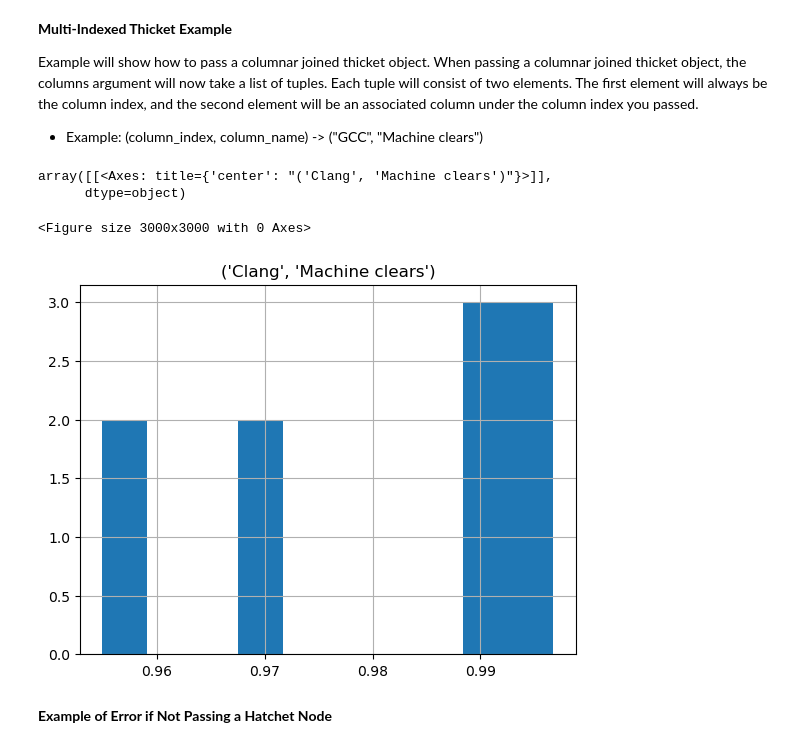
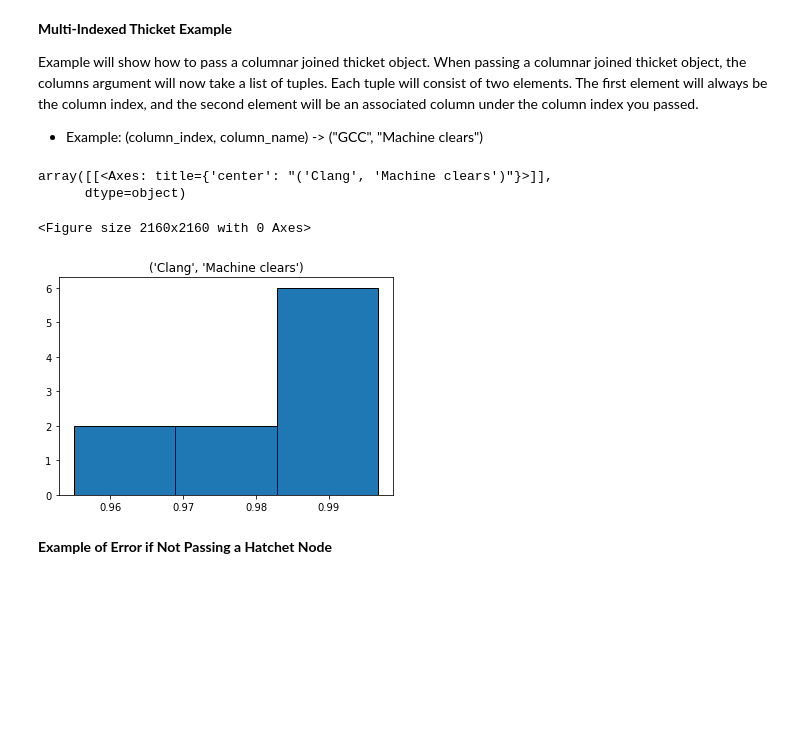
Before and after one commit to LLNL/thicket, a Jupyter notebook: docs/stats-functions.ipynb, the cells around one changed output. Cells and saved outputs as stored; diff of their text form; code cells hidden in the pictures; blank space fills up the shorter version.

```diff
--- a/docs/stats-functions.ipynb
+++ b/docs/stats-functions.ipynb
@@ -68,7 +65,8 @@ To demonstrate the functions on both a thicket and a combined thicket, we create
 combined_th = th.Thicket.concat_thickets(
     axis="columns",
     thickets=[clang_th, gcc_th],
-    headers=["Clang", "GCC"]
+    headers=["Clang", "GCC"],
+    disable_tqdm=True,
 )
 combined_th.dataframe.head(5)
 # %% [output]
@@ -585,15 +586,18 @@ Example will show how to pass a columnar joined thicket object. When passing a c
 # %%
 plt.figure(figsize=(30, 30))
 th.stats.display_histogram(
     combined_th,
     node=n,
-    column=("Clang", "Machine clears")
+    column=("Clang", "Machine clears"),
+    bins=3,
+    grid=False,
+    edgecolor="black"
 )
 # %% [output]
 array([[<Axes: title={'center': "('Clang', 'Machine clears')"}>]],
       dtype=object)
-<Figure size 3000x3000 with 0 Axes>
+<Figure size 2160x2160 with 0 Axes>
-[figure, old version]
+[figure, new version]
 # %% [markdown]
 **Example of Error if Not Passing a Hatchet Node**
 # %%
```
Also changed, not shown: parts of 15 cells of this notebook, 6 other files.
